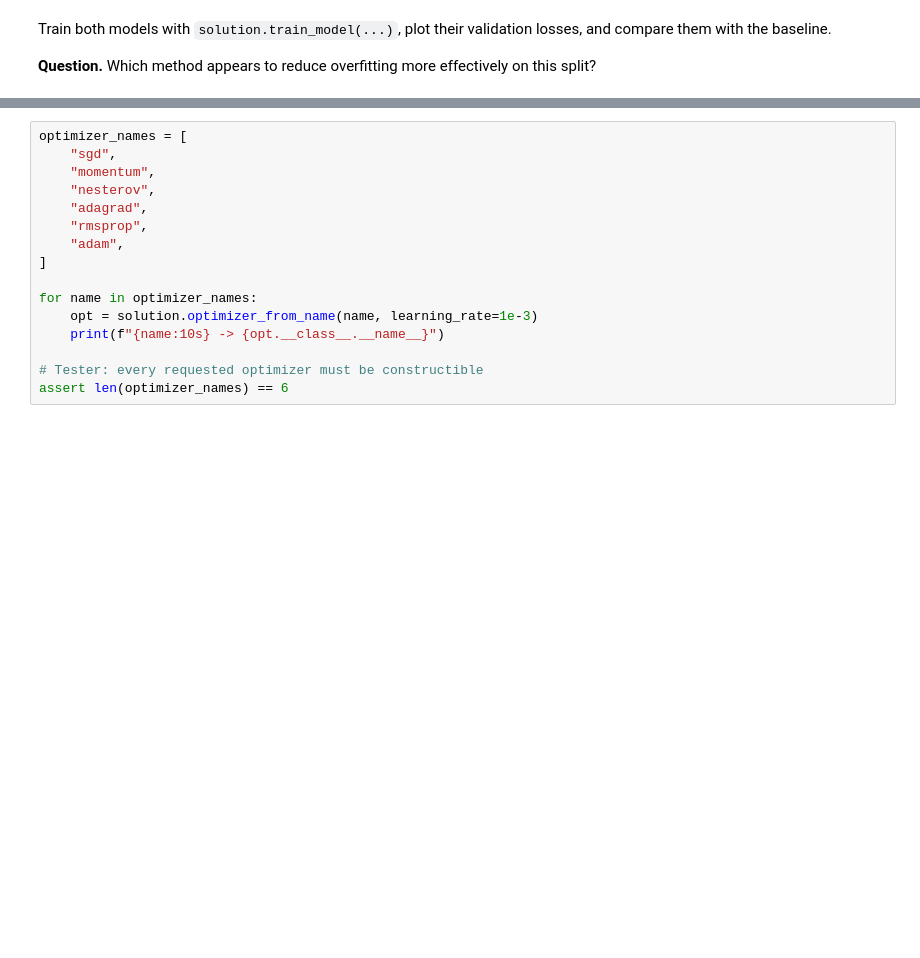
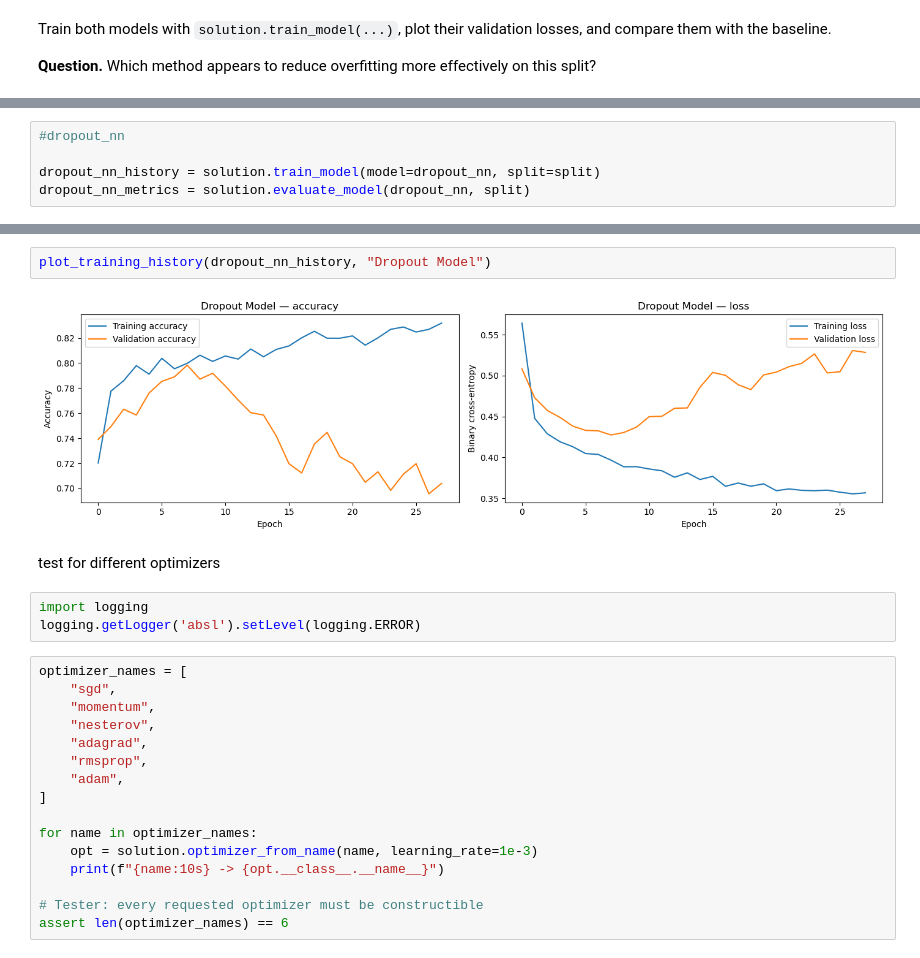
Before and after one commit to joel-mendes/DLFBT-LAB, a Jupyter notebook: Lab2/lab2_2026.ipynb, the cells around one changed output, grey strips where cells are left out. Saved outputs shown, nothing was run; the diff lists cells and outputs as text; blank space fills up the shorter version.

```diff
--- a/Lab2/lab2_2026.ipynb
+++ b/Lab2/lab2_2026.ipynb
@@ -285,0 +420,5 @@ Train both models with `solution.train_model(...)`, plot their validation losses
+# %%
+#dropout_nn
+
+dropout_nn_history = solution.train_model(model=dropout_nn, split=split)
+dropout_nn_metrics = solution.evaluate_model(dropout_nn, split)
@@ -286,3 +427,12 @@ Train both models with `solution.train_model(...)`, plot their validation losses
+# %%
+plot_training_history(dropout_nn_history, "Dropout Model")
+# %% [output]
+[figure, added]
+# %% [markdown]
+test for different optimizers
+# %%
+import logging
+logging.getLogger('absl').setLevel(logging.ERROR)
 # %%
 optimizer_names = [
     "sgd",
```
Also changed, not shown: parts of 14 cells of this notebook, 1 other file.
